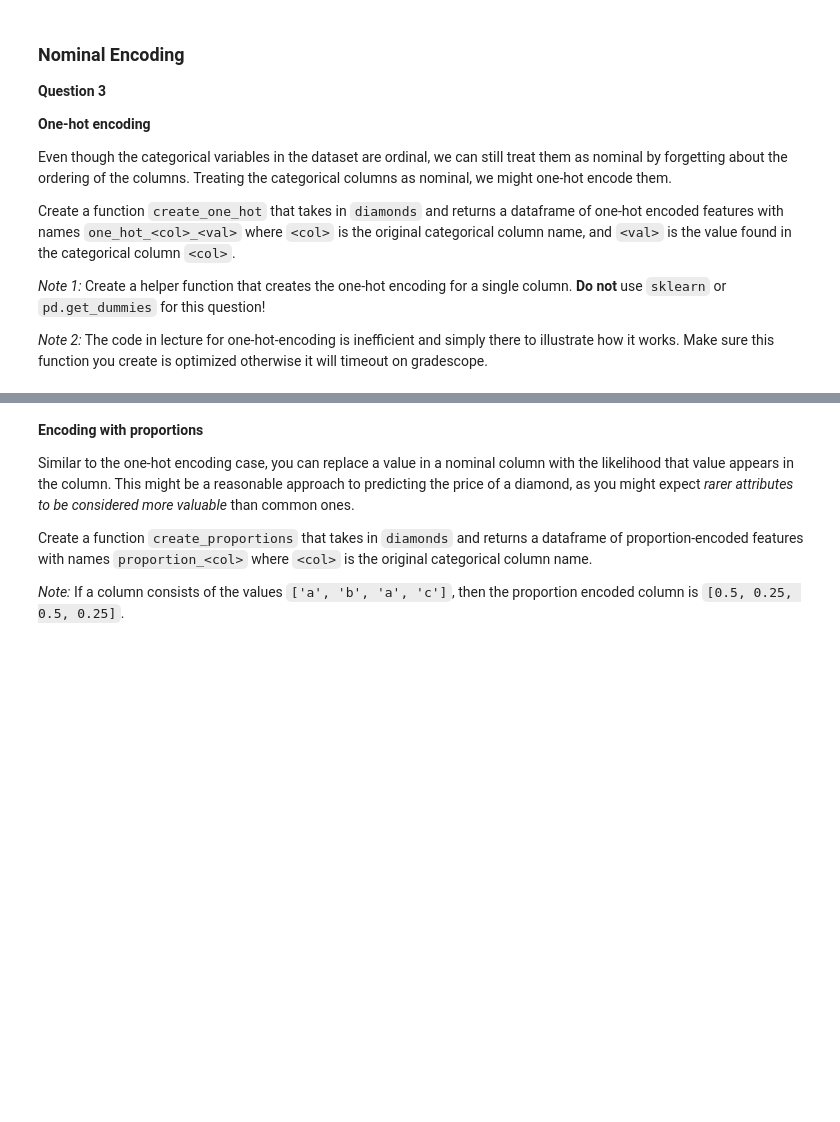
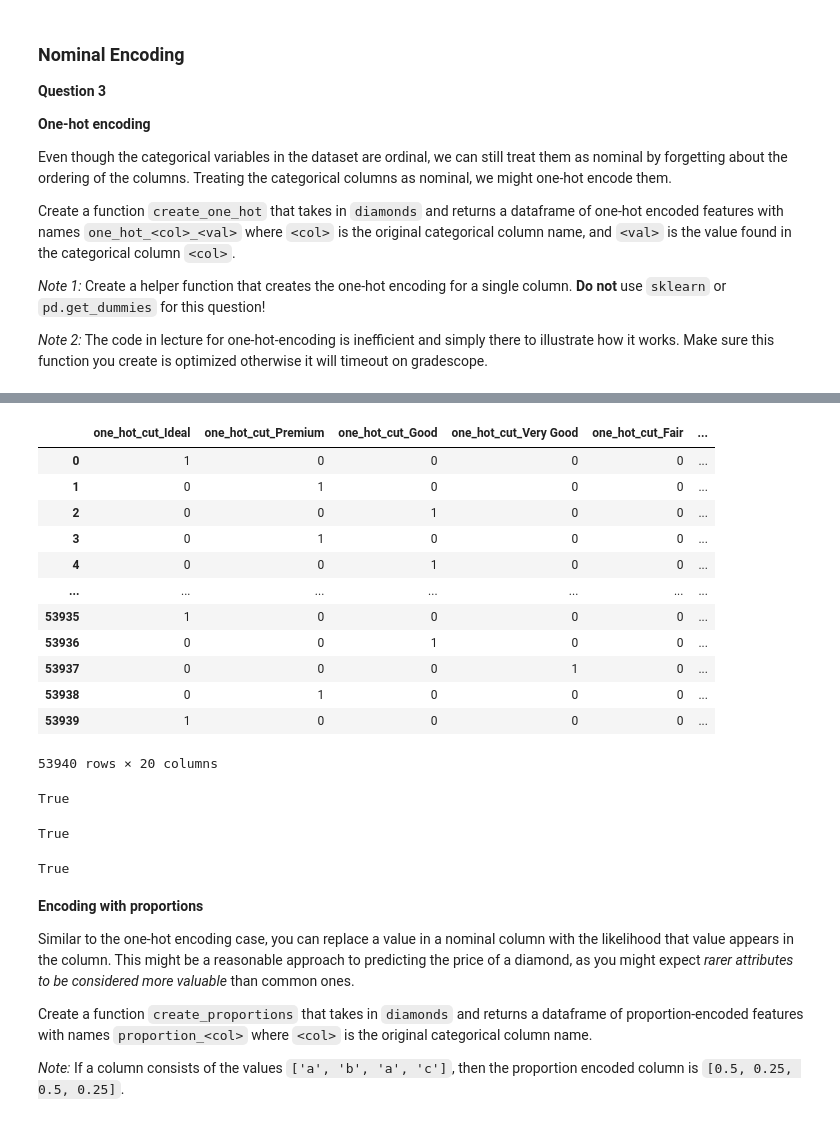
Before and after one commit to kaiitheguy/dsc80-wi20, a Jupyter notebook: labs/lab08/lab08.ipynb, the cells around one changed output, grey strips where cells are left out. Saved outputs shown, nothing was run; the diff lists cells and outputs as text; code cells hidden in the pictures; blank space fills up the shorter version.

```diff
--- a/labs/lab08/lab08.ipynb
+++ b/labs/lab08/lab08.ipynb
@@ -313,3 +325,32 @@ array(['E', 'I', 'J', 'H', 'F', 'G', 'D'], dtype=object)
+# %%
+out = lab.create_one_hot(diamonds)
+out
+# %% [output]
+|  | one_hot_cut_Ideal | one_hot_cut_Premium | one_hot_cut_Good | one_hot_cut_Very Good | one_hot_cut_Fair | ... |
+| 0 | 1 | 0 | 0 | 0 | 0 | ... |
+| 1 | 0 | 1 | 0 | 0 | 0 | ... |
+| 2 | 0 | 0 | 1 | 0 | 0 | ... |
+| 3 | 0 | 1 | 0 | 0 | 0 | ... |
+| 4 | 0 | 0 | 1 | 0 | 0 | ... |
+| ... | ... | ... | ... | ... | ... | ... |
+| 53935 | 1 | 0 | 0 | 0 | 0 | ... |
+| 53936 | 0 | 0 | 1 | 0 | 0 | ... |
+| 53937 | 0 | 0 | 0 | 1 | 0 | ... |
+| 53938 | 0 | 1 | 0 | 0 | 0 | ... |
+| 53939 | 1 | 0 | 0 | 0 | 0 | ... |
+53940 rows × 20 columns
+# %%
+out.shape == (53940, 20)
+# %% [output]
+True
+# %%
+out.columns.str.startswith('one_hot').all()
+# %% [output]
+True
+# %%
+out.isin([0,1]).all().all()
+# %% [output]
+True
 # %% [markdown]
 **Encoding with proportions**
 
```
Also changed, not shown: parts of 19 cells of this notebook, 1 other file.
